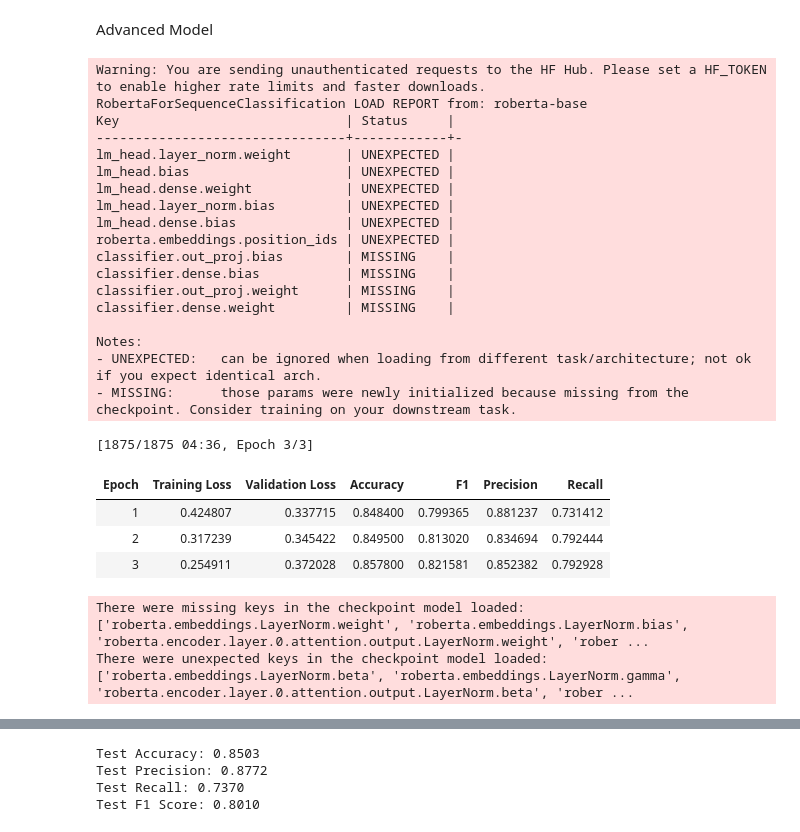
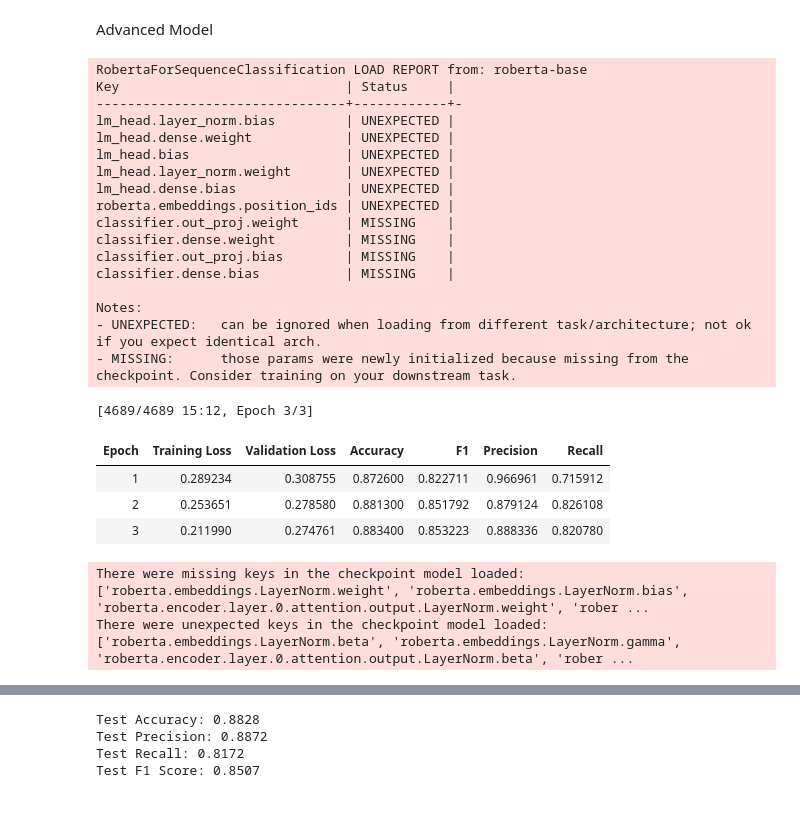
Before and after one commit to BaCuaBan77/intelligence-system-course-project, a Jupyter notebook: advanced_model.ipynb, the cells around one changed output, grey strips where cells are left out. Saved outputs shown, nothing was run; the diff lists cells and outputs as text; code cells hidden in the pictures.

Commit message:
Updated training

```diff
--- a/advanced_model.ipynb
+++ b/advanced_model.ipynb
@@ -15,7 +15,7 @@ train_df = pd.read_csv('dataset/splits_sample/train.csv')
 val_df = pd.read_csv('dataset/splits_sample/val.csv')
 test_df = pd.read_csv('dataset/splits_sample/test.csv')
 
-train_df = train_df.sample(n=10000, random_state=42).reset_index(drop=True)
+train_df = train_df.sample(n=50000, random_state=42).reset_index(drop=True)
 val_df = val_df.sample(n=10000, random_state=42).reset_index(drop=True)
 
 FAKE_LABELS = {'fake', 'consipracy', 'junksci', 'hate', 'unreliable', 'bias'}
@@ -69,8 +69,8 @@ args = TrainingArguments(
     output_dir='./results',
     fp16=True,
     num_train_epochs=3,
-    per_device_train_batch_size=16,
-    per_device_eval_batch_size=32,
+    per_device_train_batch_size=32,
+    per_device_eval_batch_size=64,
     learning_rate=2e-5,
     eval_strategy='epoch',
     save_strategy='epoch',
@@ -102,48 +102,47 @@ precission, recall, f1, _ = precision_recall_fscore_support(
 acc = accuracy_score(test_y_true, test_y_pred)
 
 print(f"Test Accuracy: {acc:.4f}")
 print(f"Test Precision: {precission:.4f}")
 print(f"Test Recall: {recall:.4f}")
 print(f"Test F1 Score: {f1:.4f}")
 
 cm_test = confusion_matrix(test_y_true, test_y_pred)
 disp = ConfusionMatrixDisplay(
     confusion_matrix=cm_test,
     display_labels=['reliable', 'fake']
 )
 
 disp.plot()
 plt.title('Confusion matrix')
 plt.show()
 # %% [output]
-Warning: You are sending unauthenticated requests to the HF Hub. Please set a HF_TOKEN to enable higher rate limits and faster downloads.
 RobertaForSequenceClassification LOAD REPORT from: roberta-base
 Key                             | Status     |
 --------------------------------+------------+-
+lm_head.layer_norm.bias         | UNEXPECTED |
+lm_head.dense.weight            | UNEXPECTED |
+lm_head.bias                    | UNEXPECTED |
 lm_head.layer_norm.weight       | UNEXPECTED |
-lm_head.bias                    | UNEXPECTED |
-lm_head.dense.weight            | UNEXPECTED |
-lm_head.layer_norm.bias         | UNEXPECTED |
 lm_head.dense.bias              | UNEXPECTED |
 roberta.embeddings.position_ids | UNEXPECTED |
+classifier.out_proj.weight      | MISSING    |
+classifier.dense.weight         | MISSING    |
 classifier.out_proj.bias        | MISSING    |
 classifier.dense.bias           | MISSING    |
-classifier.out_proj.weight      | MISSING    |
-classifier.dense.weight         | MISSING    |
 
 Notes:
 - UNEXPECTED:   can be ignored when loading from different task/architecture; not ok if you expect identical arch.
 - MISSING:      those params were newly initialized because missing from the checkpoint. Consider training on your downstream task.
-[1875/1875 04:36, Epoch 3/3]
+[4689/4689 15:12, Epoch 3/3]
 | Epoch | Training Loss | Validation Loss | Accuracy | F1 | Precision | Recall |
-| 1 | 0.424807 | 0.337715 | 0.848400 | 0.799365 | 0.881237 | 0.731412 |
-| 2 | 0.317239 | 0.345422 | 0.849500 | 0.813020 | 0.834694 | 0.792444 |
-| 3 | 0.254911 | 0.372028 | 0.857800 | 0.821581 | 0.852382 | 0.792928 |
+| 1 | 0.289234 | 0.308755 | 0.872600 | 0.822711 | 0.966961 | 0.715912 |
+| 2 | 0.253651 | 0.278580 | 0.881300 | 0.851792 | 0.879124 | 0.826108 |
+| 3 | 0.211990 | 0.274761 | 0.883400 | 0.853223 | 0.888336 | 0.820780 |
 There were missing keys in the checkpoint model loaded: ['roberta.embeddings.LayerNorm.weight', 'roberta.embeddings.LayerNorm.bias', 'roberta.encoder.layer.0.attention.output.LayerNorm.weight', 'rober ...
 There were unexpected keys in the checkpoint model loaded: ['roberta.embeddings.LayerNorm.beta', 'roberta.embeddings.LayerNorm.gamma', 'roberta.encoder.layer.0.attention.output.LayerNorm.beta', 'rober ...
 [interactive output not drawn]
-Test Accuracy: 0.8503
-Test Precision: 0.8772
-Test Recall: 0.7370
-Test F1 Score: 0.8010
+Test Accuracy: 0.8828
+Test Precision: 0.8872
+Test Recall: 0.8172
+Test F1 Score: 0.8507
 [figure]
```
